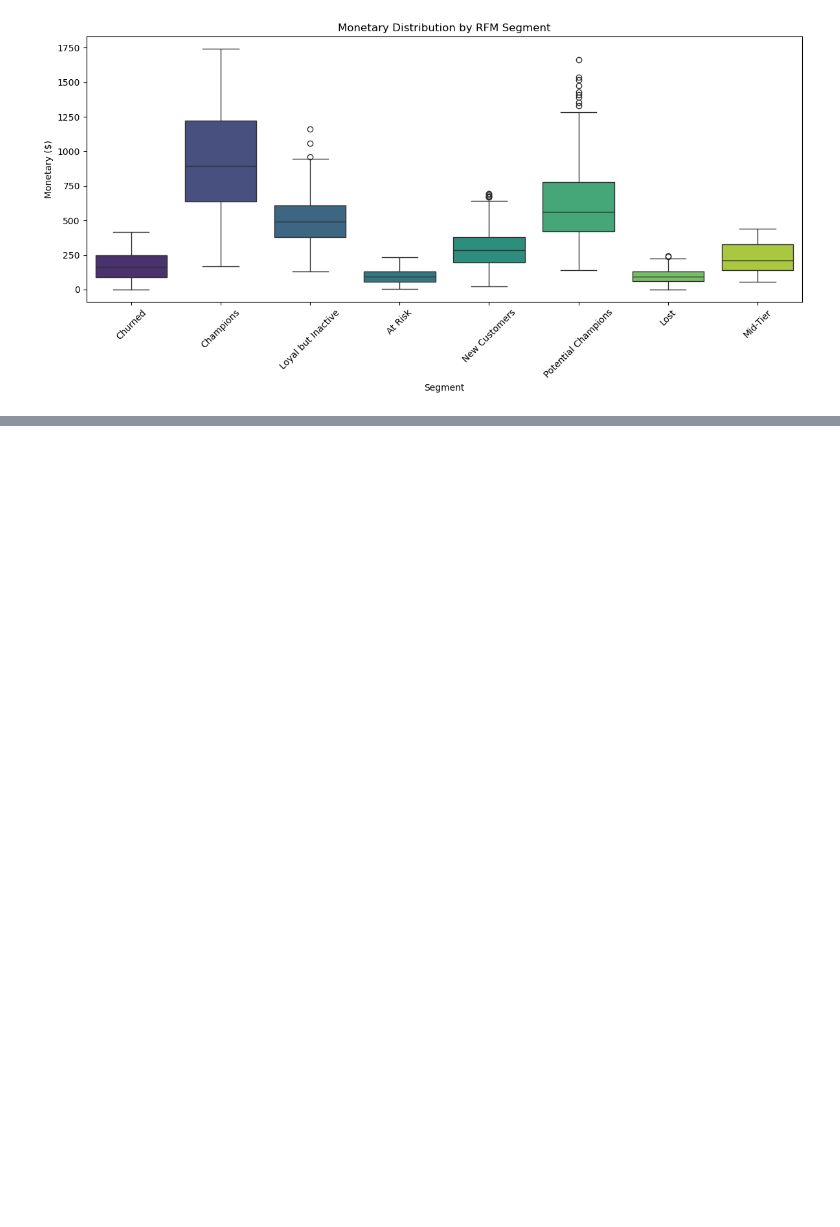
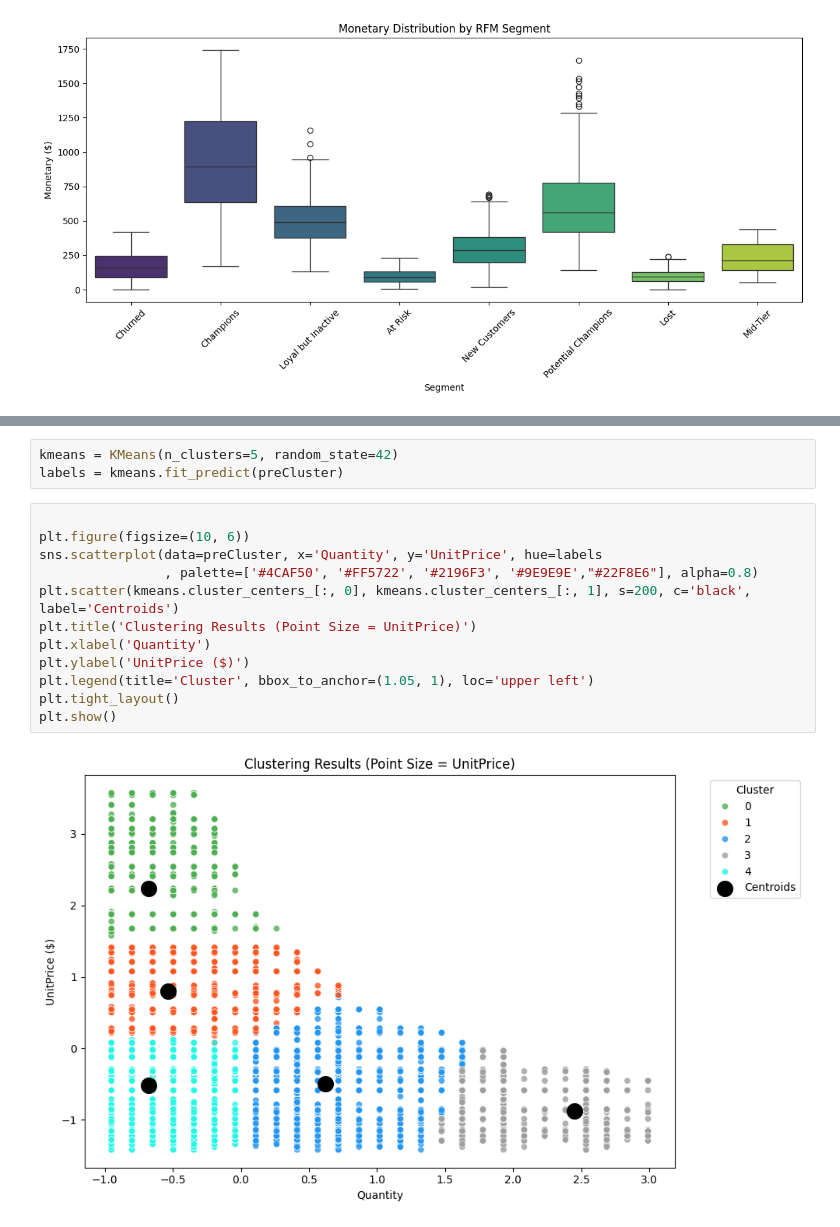
Before and after one commit to muhamedrar/Online-Retail, a Jupyter notebook: clustering_notebook.ipynb, the cells around one changed output, grey strips where cells are left out. Drawn from its saved outputs; the diff is of its cells as text; blank space fills up the shorter version.

```diff
--- a/clustering_notebook.ipynb
+++ b/clustering_notebook.ipynb
@@ -214,0 +232,17 @@ RFM[RFM['Segment'] == 'Churned'].groupby('RFM_total').agg({
+# %%
+kmeans = KMeans(n_clusters=5, random_state=42)
+labels = kmeans.fit_predict(preCluster)
+# %%
+
+plt.figure(figsize=(10, 6))
+sns.scatterplot(data=preCluster, x='Quantity', y='UnitPrice', hue=labels
+                , palette=['#4CAF50', '#FF5722', '#2196F3', '#9E9E9E',"#22F8E6"], alpha=0.8)
+plt.scatter(kmeans.cluster_centers_[:, 0], kmeans.cluster_centers_[:, 1], s=200, c='black', label='Centroids')
+plt.title('Clustering Results (Point Size = UnitPrice)')
+plt.xlabel('Quantity')
+plt.ylabel('UnitPrice ($)')
+plt.legend(title='Cluster', bbox_to_anchor=(1.05, 1), loc='upper left')
+plt.tight_layout()
+plt.show()
+# %% [output]
+[figure, added]
```
Also changed, not shown: parts of 11 cells of this notebook.
